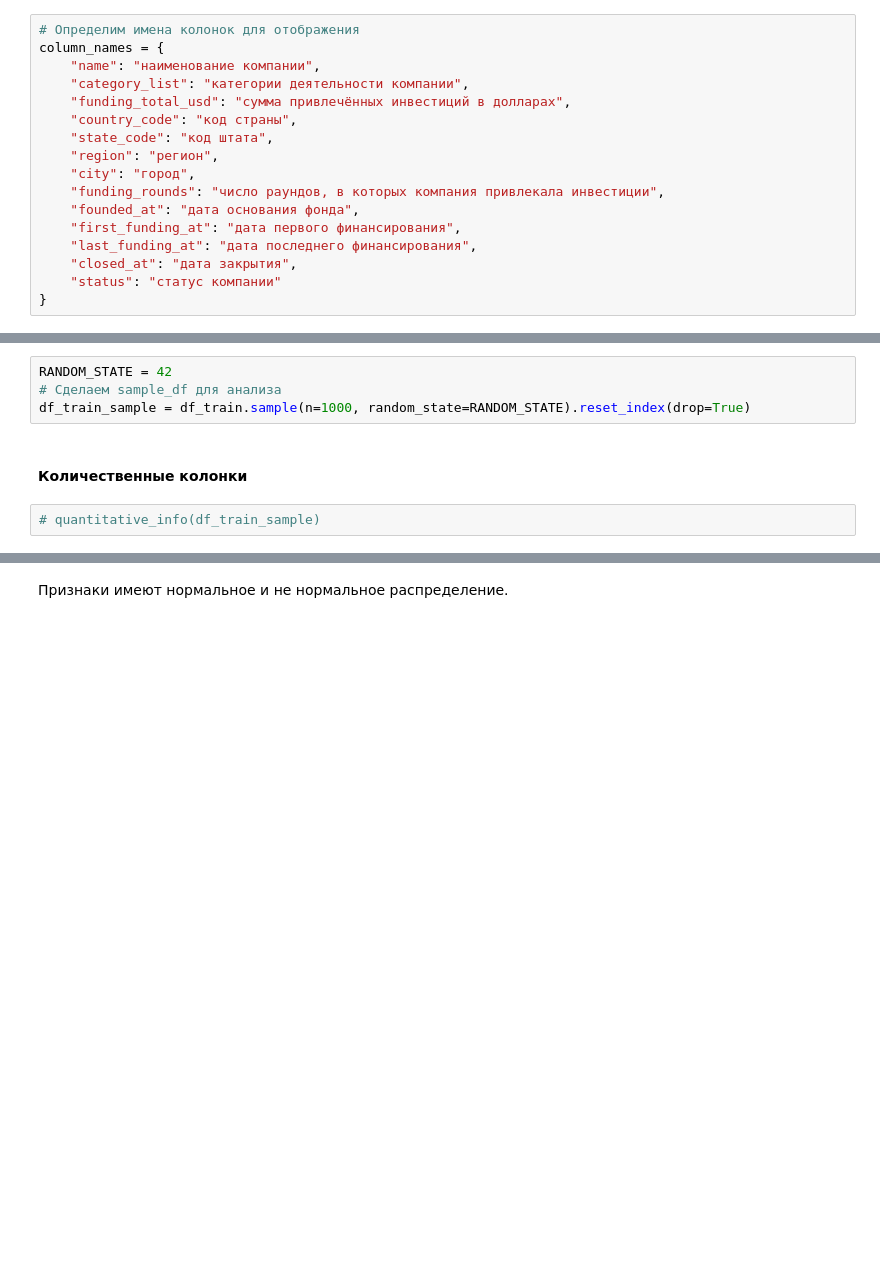
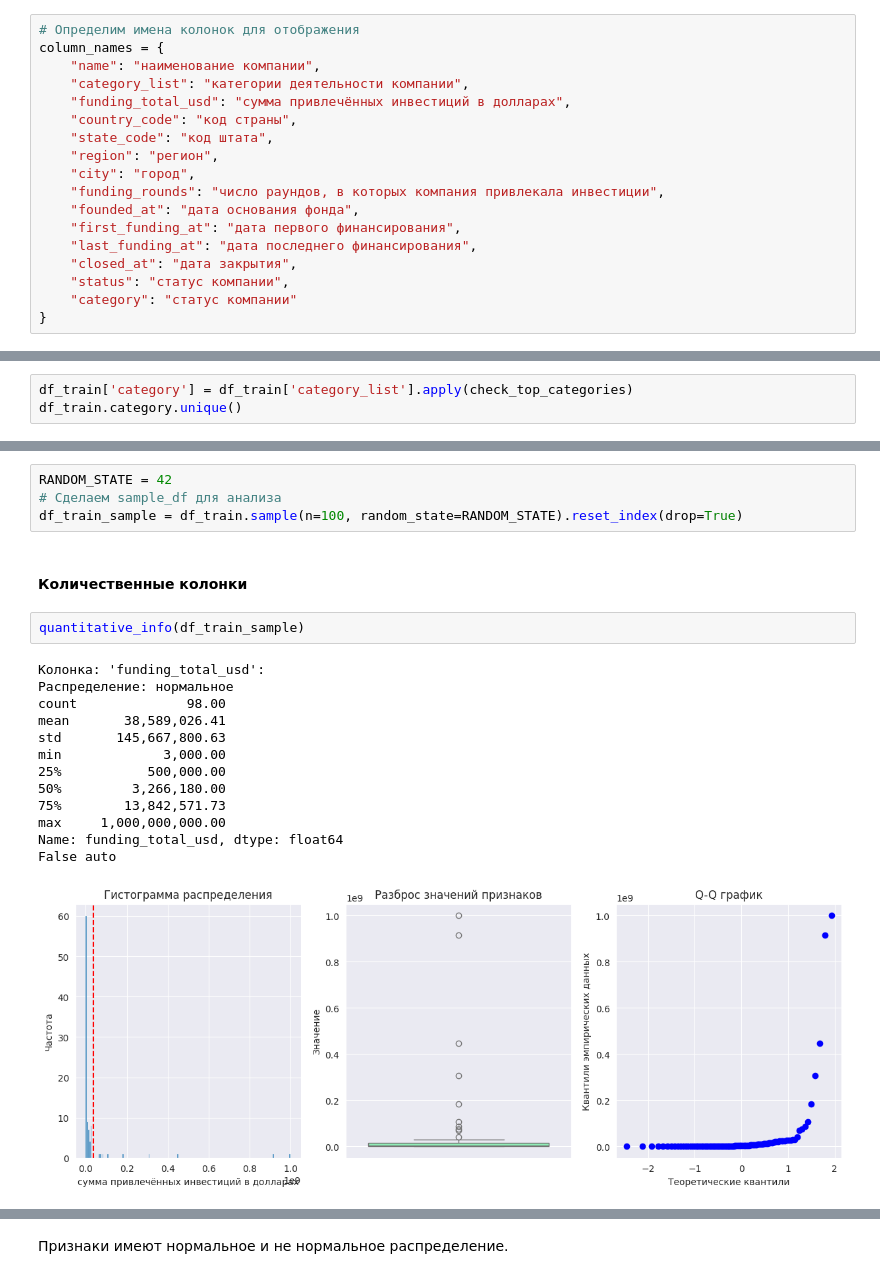
Before and after one commit to 72ru/practicum_startups, a Jupyter notebook: main.ipynb, the cells around one changed output, grey strips where cells are left out. Cells and saved outputs as stored; diff of their text form; blank space fills up the shorter version.

```diff
--- a/main.ipynb
+++ b/main.ipynb
@@ -274,7 +193,8 @@ column_names = {
     "first_funding_at": "дата первого финансирования",
     "last_funding_at": "дата последнего финансирования",
     "closed_at": "дата закрытия",
-    "status": "статус компании"
+    "status": "статус компании",
+    "category": "статус компании"
 }
 # %%
 # Функция для обработки пропусков
@@ -393,3 +319,6 @@ Direct Advertising        1
 Labor Optimization        1
 Elderly                   1
 Name: count, Length: 854, dtype: int64
+# %%
+df_train['category'] = df_train['category_list'].apply(check_top_categories)
+df_train.category.unique()
@@ -514,8 +584,22 @@ def categorical_info(df):
 # %%
 RANDOM_STATE = 42
 # Сделаем sample_df для анализа
-df_train_sample = df_train.sample(n=1000, random_state=RANDOM_STATE).reset_index(drop=True)
+df_train_sample = df_train.sample(n=100, random_state=RANDOM_STATE).reset_index(drop=True)
 # %% [markdown]
 #### Количественные колонки
 # %%
-# quantitative_info(df_train_sample)
+quantitative_info(df_train_sample)
+# %% [output]
+Колонка: 'funding_total_usd':
+Распределение: нормальное
+count              98.00
+mean       38,589,026.41
+std       145,667,800.63
+min             3,000.00
+25%           500,000.00
+50%         3,266,180.00
+75%        13,842,571.73
+max     1,000,000,000.00
+Name: funding_total_usd, dtype: float64
+False auto
+[figure, added]
```
Also changed, not shown: parts of 73 cells of this notebook, 2 other files.
